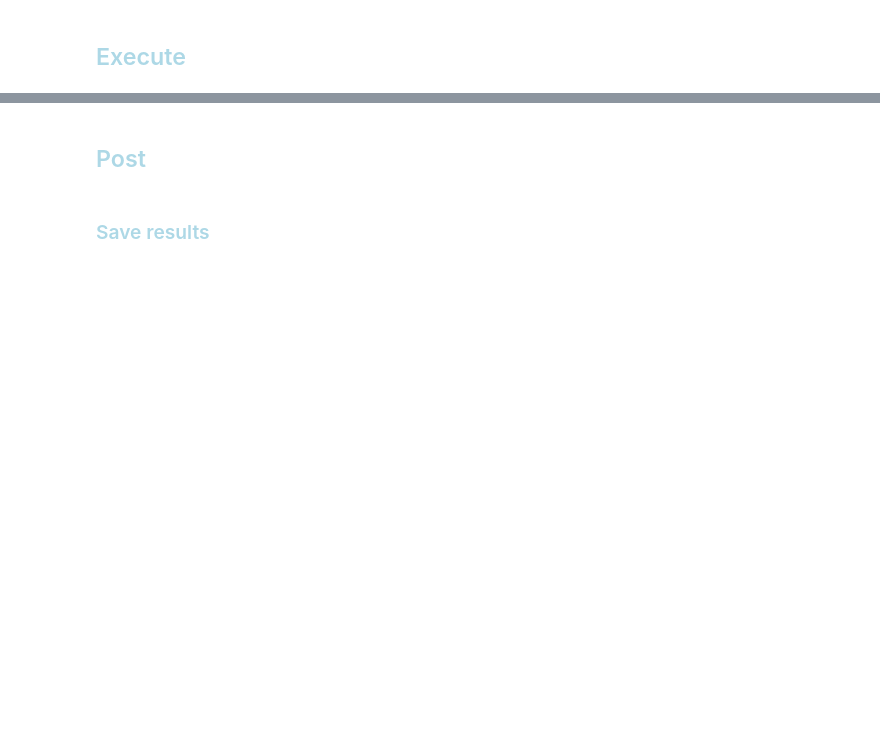
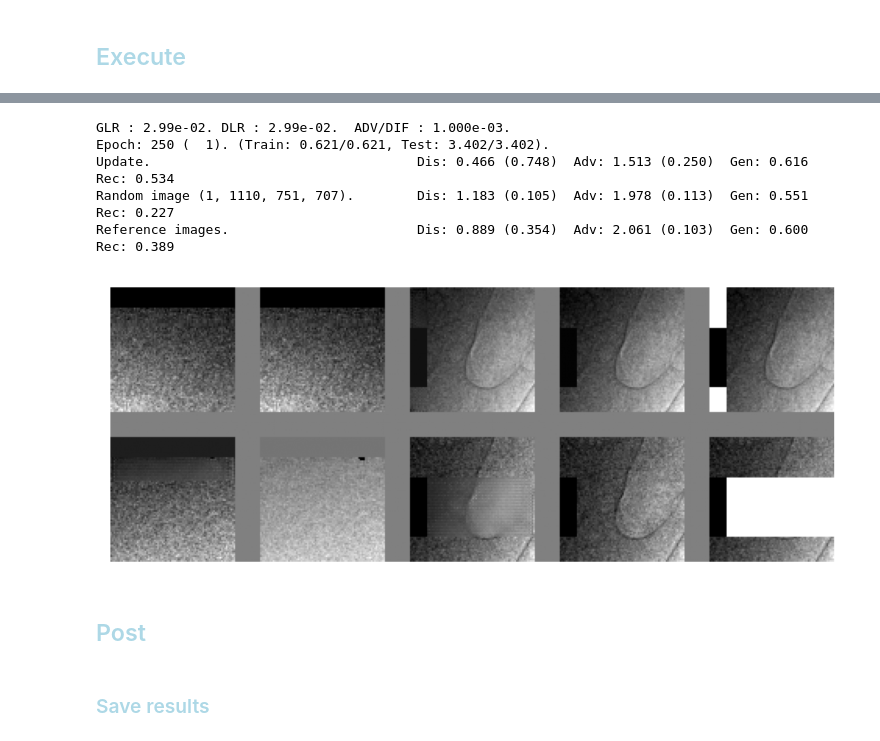
Before and after one commit to antonmx/shiftpatch, a Jupyter notebook: shiftpatch_dj1.ipynb, the cells around one changed output, grey strips where cells are left out. Saved outputs shown, nothing was run; the diff lists cells and outputs as text; code cells hidden in the pictures; blank space fills up the shorter version.

```diff
--- a/shiftpatch_dj1.ipynb
+++ b/shiftpatch_dj1.ipynb
@@ -305,3 +235,52 @@ Reference images.                        Dis: 1.046 (0.494)  Adv: 1.749 (0.222)
+# %%
+#torch.autograd.set_detect_anomaly(True)
+def adjustScheduler(scheduler, iniLr, target) :
+    if scheduler is None :
+        return ""
+    gamma = scheduler.gamma
+    curLR = scheduler.get_last_lr()[0] / iniLr
+    if gamma < 1 and curLR > target \
+    or gamma > 1 and curLR < target :
+        scheduler.step()
+    return f"LR : {curLR:.2e}. "
+
+sg.ADV_DIF=5e-3
+sg.scheduler_G = torch.optim.lr_scheduler.StepLR(sg.optimizer_G, 1, gamma=1-0.01)
+sg.scheduler_D = torch.optim.lr_scheduler.StepLR(sg.optimizer_D, 1, gamma=1-0.01)
+#torch.optim.lr_scheduler.LambdaLR(sg.optimizer_G, lambda epoch: 1).step()
+#torch.optim.lr_scheduler.LambdaLR(sg.optimizer_D, lambda epoch: 1).step()
+def my_beforeReport(_) :
+    message = ""
+    message += "G" + adjustScheduler(sg.scheduler_G, sg.TCfg.learningRateG, 0.03)
+    message += "D" + adjustScheduler(sg.scheduler_D, sg.TCfg.learningRateD, 0.03)
+
+    message += f" ADV/DIF : {sg.ADV_DIF:.3e}."
+    sg.ADV_DIF = min(1e-2, sg.ADV_DIF+1e-5)
+    with open(f"message_{sg.TCfg.exec}.txt", 'a') as file:
+        file.write(message + "\n")
+    print(message)
+    return
+sg.beforeReport = my_beforeReport
+
+#sg.TCfg.loaderWorkers = 0 # for debug single threaded
+try :
+    sg.train(savedCheckPoint)
+except :
+    #del sg.dataLoader
+    #del sg.testLoader
+    sg.freeGPUmem()
+    1/10 # to release Jupyuter memory in the next step
+    sg.epoch -= 1
+    raise
+
+# Gen noBN; Dis noBN; Dis pair, no masks
+# %% [output]
+GLR : 2.99e-02. DLR : 2.99e-02.  ADV/DIF : 1.000e-03.
+Epoch: 250 (  1). (Train: 0.621/0.621, Test: 3.402/3.402).
+Update.                                  Dis: 0.466 (0.748)  Adv: 1.513 (0.250)  Gen: 0.616  Rec: 0.534
+Random image (1, 1110, 751, 707).        Dis: 1.183 (0.105)  Adv: 1.978 (0.113)  Gen: 0.551  Rec: 0.227
+Reference images.                        Dis: 0.889 (0.354)  Adv: 2.061 (0.103)  Gen: 0.600  Rec: 0.389
+[figure, added]
 # %% [markdown]
 ## <font style="color:lightblue">Post</font>
 # %%
```
Also changed, not shown: parts of 3 cells of this notebook, 1 other file.
